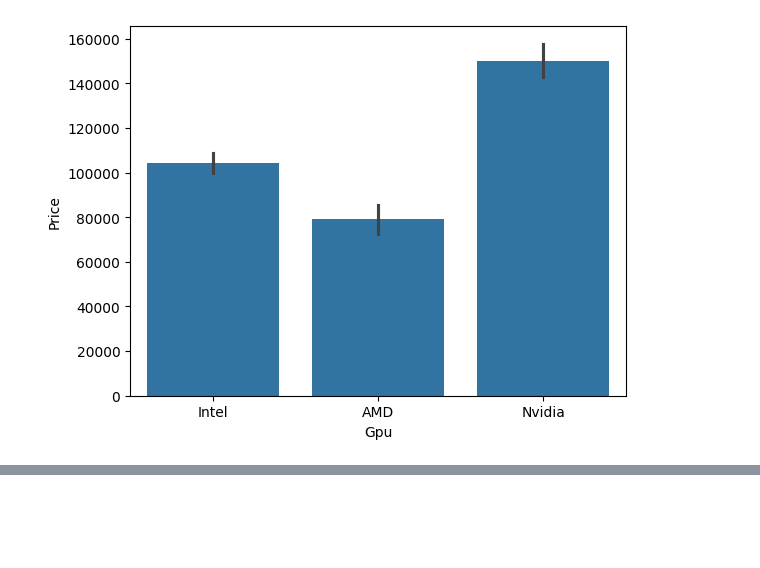
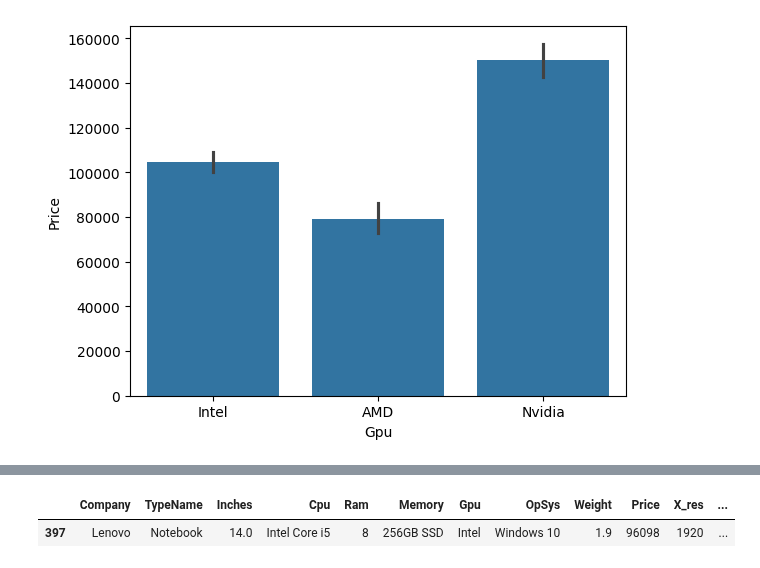
Before and after one commit to Avdhoot-Ukirde/Virtual-Environment-streamlit-Prediction-model, a Jupyter notebook: laptop.ipynb, the cells around one changed output, grey strips where cells are left out. Saved outputs shown, nothing was run; the diff lists cells and outputs as text; code cells hidden in the pictures; blank space fills up the shorter version.

```diff
--- a/laptop.ipynb
+++ b/laptop.ipynb
@@ -157,11 +157,11 @@ lambda b:b.split()(b).split('x')[0]
 # %% [output]
 <function __main__.<lambda>(b)>
 # %%
-df['X_res'] = df['ScreenResolution'].apply(lambda b:b.split()[-1].split('x')[0])
-df['Y_res'] = df['ScreenResolution'].apply(lambda b:b.split()[-1].split('x')[1])
+df['X_res'] = df['ScreenResolution'].apply(lambda b:b.split()[-1].split('x')[0]).astype('int')
+df['Y_res'] = df['ScreenResolution'].apply(lambda b:b.split()[-1].split('x')[1]).astype('int')
 # %%
-df['Touchscreen'] = df['ScreenResolution'].apply(lambda x:1 if 'Touchscreen' in x else 0)
-df['IPS'] = df['ScreenResolution'].apply(lambda x:1 if 'IPS' in x else 0)
+df['Touchscreen'] = df['ScreenResolution'].apply(lambda x:1 if 'Touchscreen' in x else 0).astype('int')
+df['IPS'] = df['ScreenResolution'].apply(lambda x:1 if 'IPS' in x else 0).astype('int')
 # %%
 df.drop(columns='ScreenResolution',inplace=True)
 # %%
@@ -396,0 +409,5 @@ df.sample()
+# %%
+df.sample()
+# %% [output]
+|  | Company | TypeName | Inches | Cpu | Ram | Memory | Gpu | OpSys | Weight | Price | X_res | ... |
+| 397 | Lenovo | Notebook | 14.0 | Intel Core i5 | 8 | 256GB SSD | Intel | Windows 10 | 1.9 | 96098 | 1920 | ... |
```
Also changed, not shown: parts of 9 cells of this notebook.
